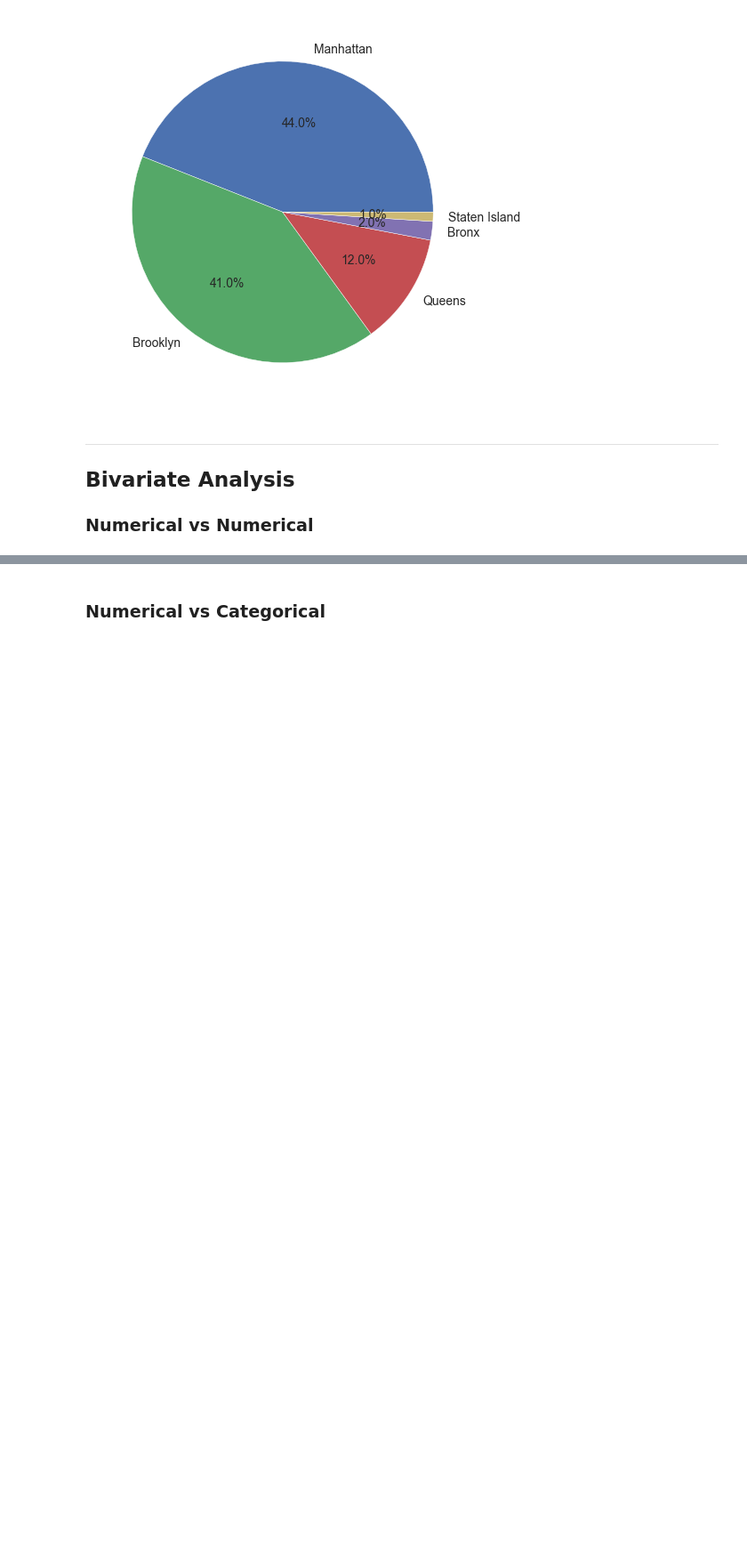
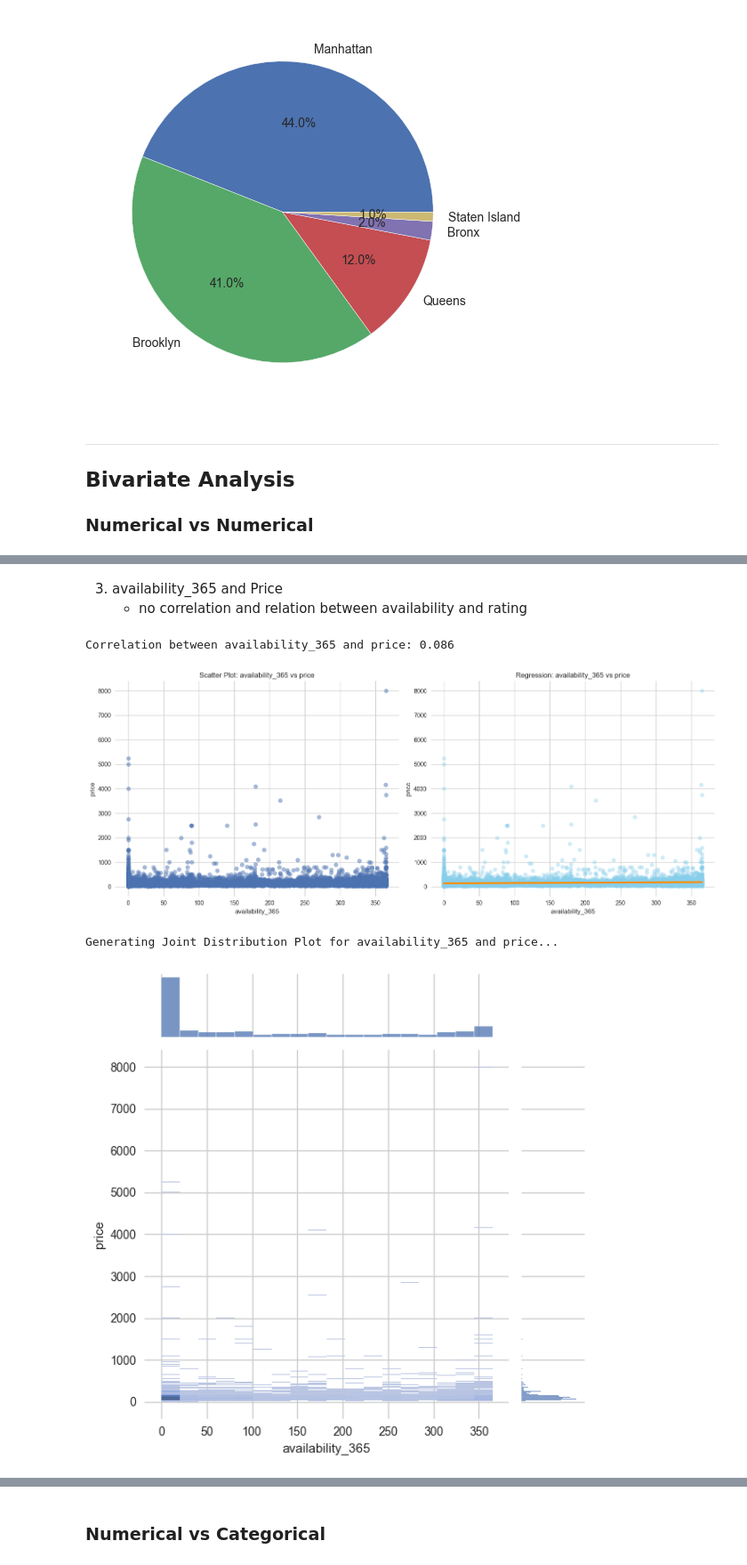
Before and after one commit to ariyan378/Data-Analytics-Ml, a Jupyter notebook: Airbnb-Exploratory-Data-Analysis.ipynb, the cells around one changed output, grey strips where cells are left out. Shown at 89% size. Drawn from its saved outputs; the diff is of its cells as text; code cells hidden in the pictures; blank space fills up the shorter version.

```diff
--- a/Airbnb-Exploratory-Data-Analysis.ipynb
+++ b/Airbnb-Exploratory-Data-Analysis.ipynb
@@ -681,0 +700,10 @@ Generating Joint Distribution Plot for rating and price...
+# %% [markdown]
+3. availability_365 and Price
+    - no correlation and relation between availability and rating
+# %%
+analyze_numerical_pair(df, 'availability_365', 'price' )
+# %% [output]
+Correlation between availability_365 and price: 0.086
+[figure, added]
+Generating Joint Distribution Plot for availability_365 and price...
+[figure, added]
```
Also changed, not shown: parts of 21 cells of this notebook.
